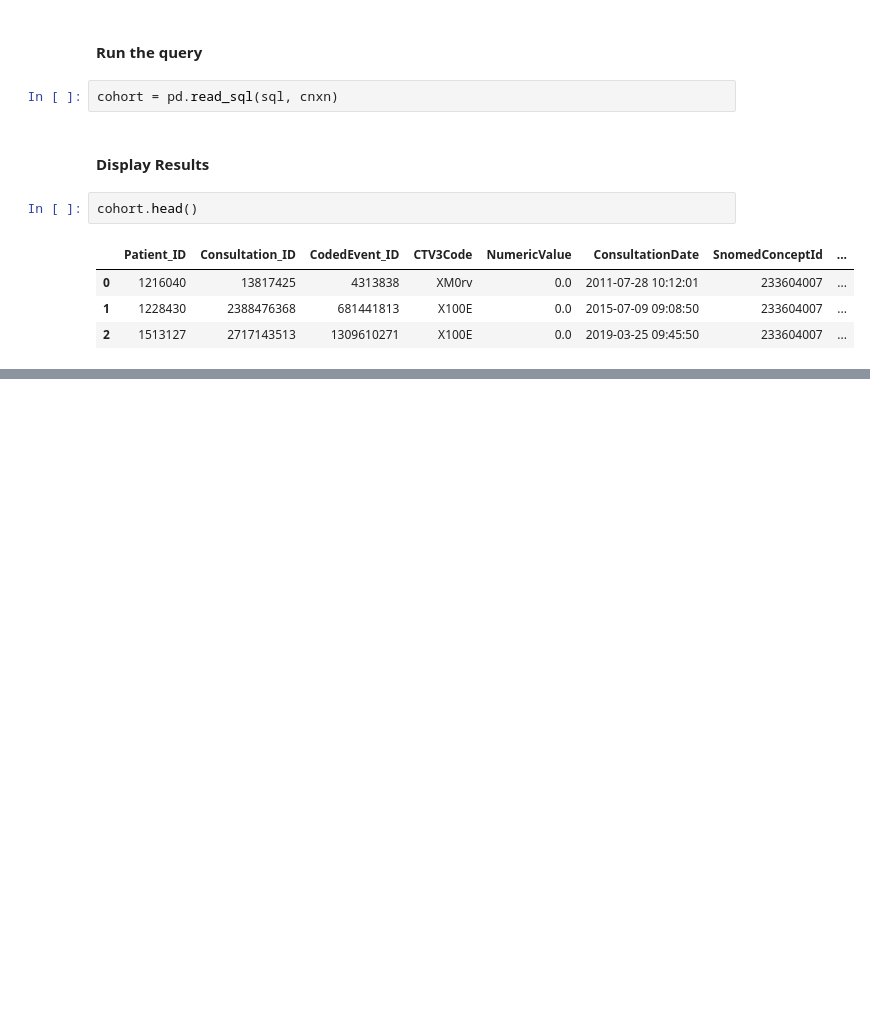
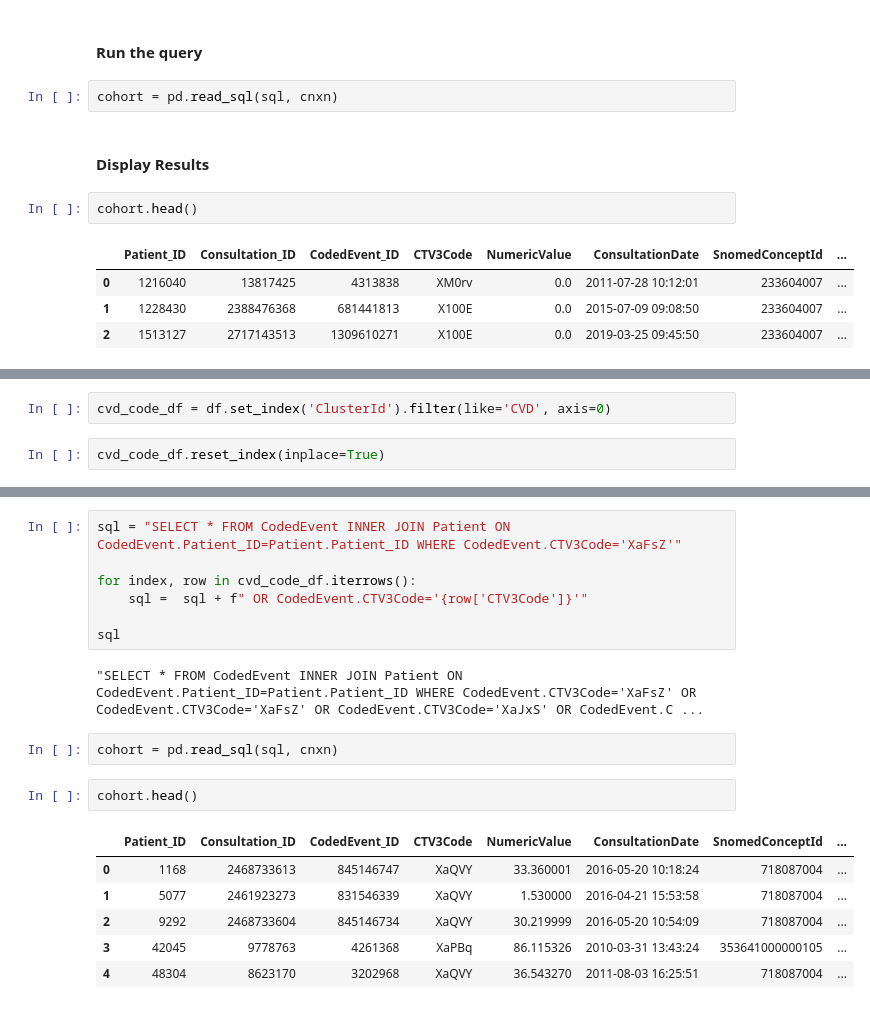
Before and after one commit to opensafely/tpp-sql-notebook, a Jupyter notebook: notebooks/tpp-schema.ipynb, the cells around one changed output, grey strips where cells are left out. Drawn from its saved outputs; the diff is of its cells as text; blank space fills up the shorter version.

```diff
--- a/notebooks/tpp-schema.ipynb
+++ b/notebooks/tpp-schema.ipynb
@@ -98,0 +125,4 @@ cohort.head()
+# %%
+cvd_code_df = df.set_index('ClusterId').filter(like='CVD', axis=0)
+# %%
+cvd_code_df.reset_index(inplace=True)
@@ -98,0 +138,20 @@ cohort.head()
+# %%
+sql = "SELECT * FROM CodedEvent INNER JOIN Patient ON CodedEvent.Patient_ID=Patient.Patient_ID WHERE CodedEvent.CTV3Code='XaFsZ'"
+
+for index, row in cvd_code_df.iterrows():
+    sql =  sql + f" OR CodedEvent.CTV3Code='{row['CTV3Code']}'"
+
+sql
+# %% [output]
+"SELECT * FROM CodedEvent INNER JOIN Patient ON CodedEvent.Patient_ID=Patient.Patient_ID WHERE CodedEvent.CTV3Code='XaFsZ' OR CodedEvent.CTV3Code='XaFsZ' OR CodedEvent.CTV3Code='XaJxS' OR CodedEvent.C ...
+# %%
+cohort = pd.read_sql(sql, cnxn)
+# %%
+cohort.head()
+# %% [output]
+|  | Patient_ID | Consultation_ID | CodedEvent_ID | CTV3Code | NumericValue | ConsultationDate | SnomedConceptId | ... |
+| 0 | 1168 | 2468733613 | 845146747 | XaQVY | 33.360001 | 2016-05-20 10:18:24 | 718087004 | ... |
+| 1 | 5077 | 2461923273 | 831546339 | XaQVY | 1.530000 | 2016-04-21 15:53:58 | 718087004 | ... |
+| 2 | 9292 | 2468733604 | 845146734 | XaQVY | 30.219999 | 2016-05-20 10:54:09 | 718087004 | ... |
+| 3 | 42045 | 9778763 | 4261368 | XaPBq | 86.115326 | 2010-03-31 13:43:24 | 353641000000105 | ... |
+| 4 | 48304 | 8623170 | 3202968 | XaQVY | 36.543270 | 2011-08-03 16:25:51 | 718087004 | ... |
```
Also changed, not shown: parts of 8 cells of this notebook, 1 other file.
